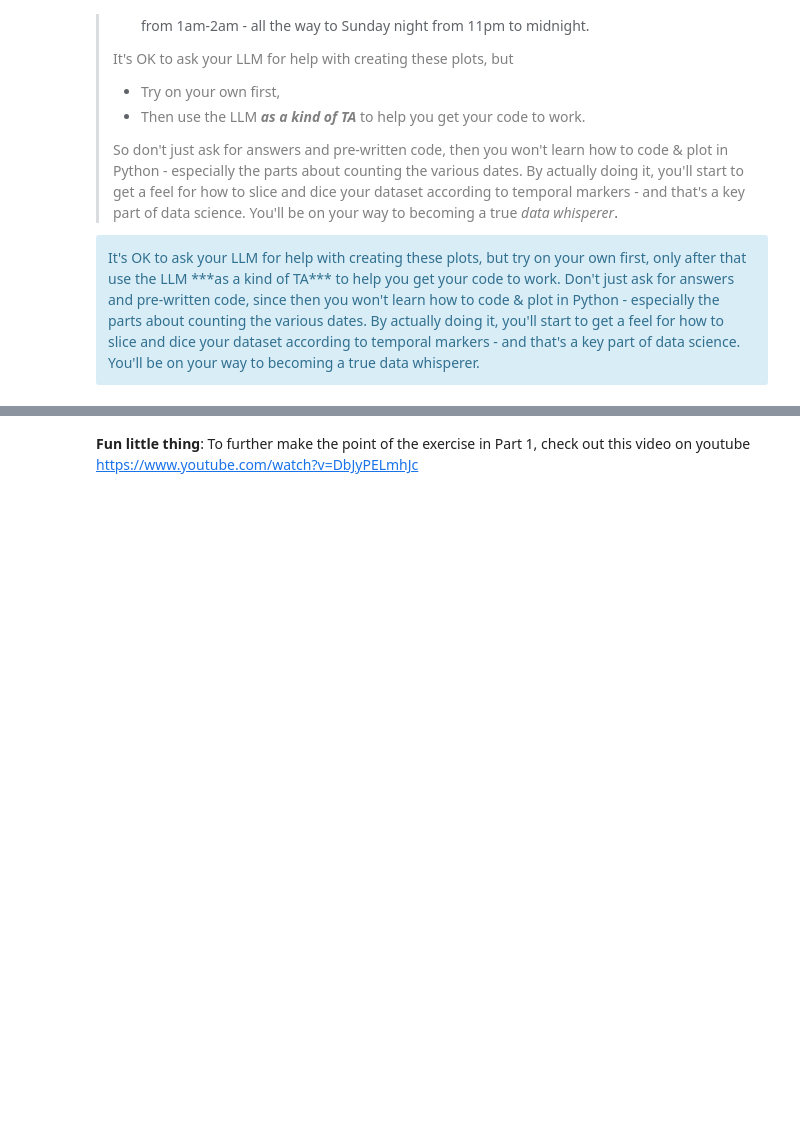
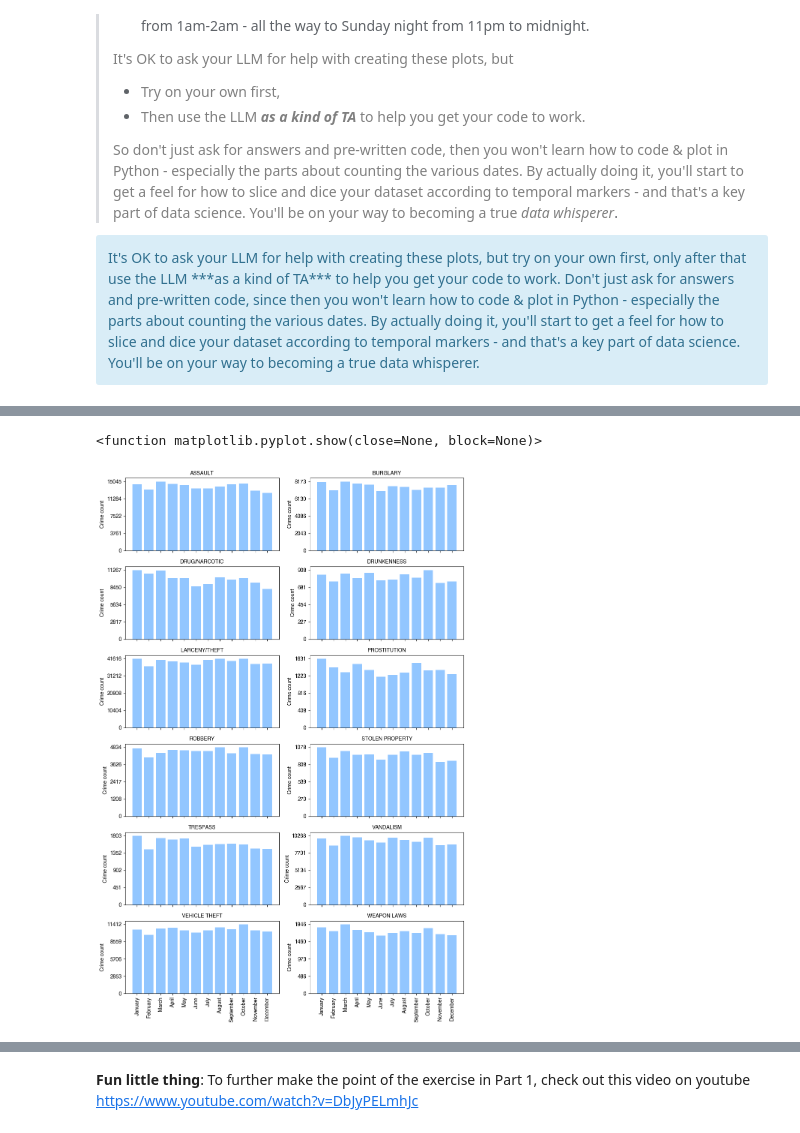
Before and after one commit to rakulmaria/socialdata2025, a Jupyter notebook: lectures/Week2.ipynb, the cells around one changed output, grey strips where cells are left out. Cells and saved outputs as stored; diff of their text form; code cells hidden in the pictures; blank space fills up the shorter version.

```diff
--- a/lectures/Week2.ipynb
+++ b/lectures/Week2.ipynb
@@ -131,0 +264,35 @@ It's OK to ask your LLM for help with creating these plots, but try on your own
+# %%
+
+# Monthly pattern
+
+# use a nice style
+plt.style.use("seaborn-v0_8-pastel")
+plt.rcParams['font.family'] = 'helvetica'
+
+df_crimes["Month"] = df_crimes["Date"].dt.month
+df_filtered = df_crimes[df_crimes["Category"].isin(focuscrimes)]
+df_category = df_filtered.groupby(["Month", "Category"]).size().unstack()
+
+fig, ax = plt.subplots(6, 2, figsize=(10,15), sharex=True) # share X will only label the x-axis for bottom most
+ax = ax.flatten()
+
+months = [
+    'January', 'February', 'March', 'April', 'May', 'June',
+    'July', 'August', 'September', 'October', 'November', 'December'
+]
+
+for i, c in enumerate(df_category.columns):
+    ax[i].bar(df_category.index, df_category[c])
+    ax[i].set_title(c, fontsize=10)
+    ax[i].set_ylabel("Crime count")
+    ax[i].set_yticks(np.arange(0, (df_category[c].max() * 1.2), df_category[c].max() / 4 ))
+    ax[i].tick_params(axis='x', labelrotation=90)
+    ax[i].set_xticks(np.arange(12) + 1)
+    ax[i].set_xticklabels(months)
+#plt.xlabel("Day of the week")
+#plt.title("Different categories of crimes distributed by weekday")
+plt.tight_layout()
+plt.show
+# %% [output]
+<function matplotlib.pyplot.show(close=None, block=None)>
+[figure, added]
```
Also changed, not shown: parts of 16 cells of this notebook.
